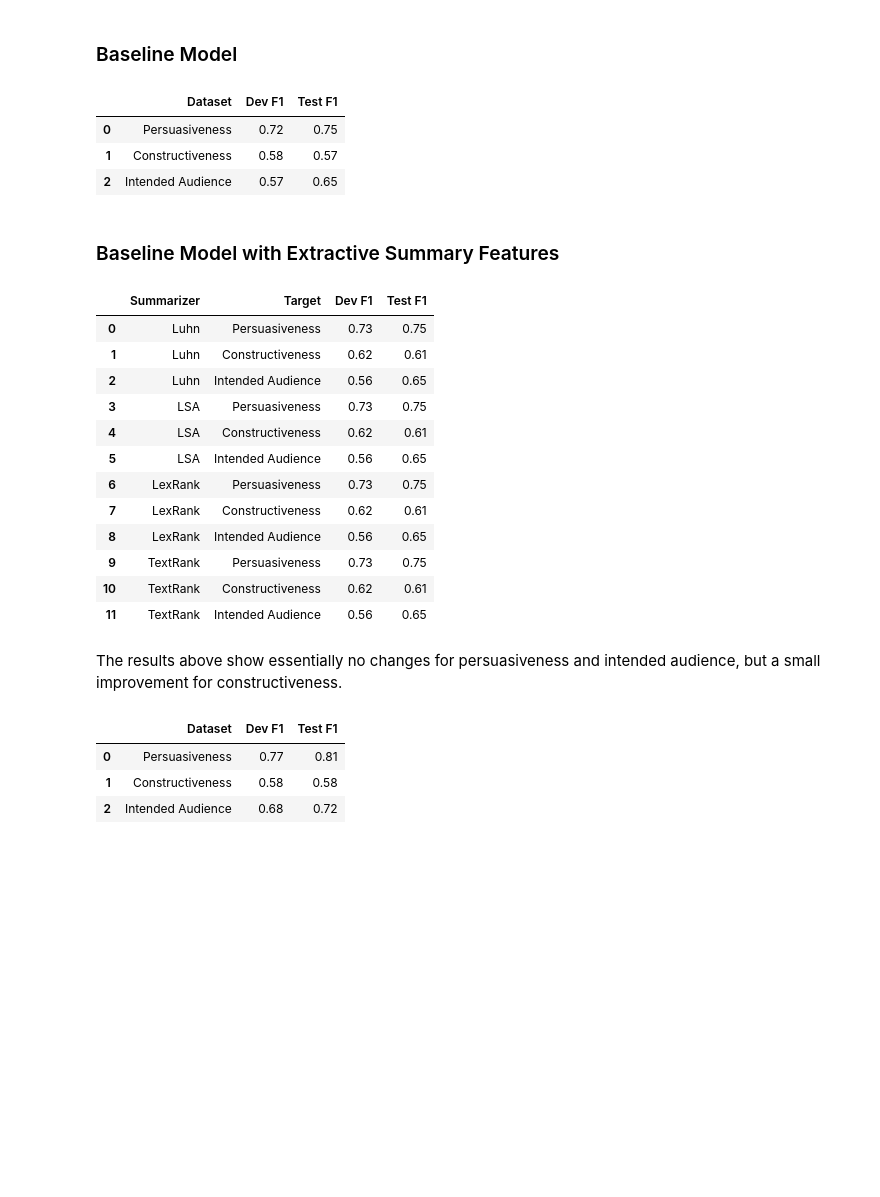
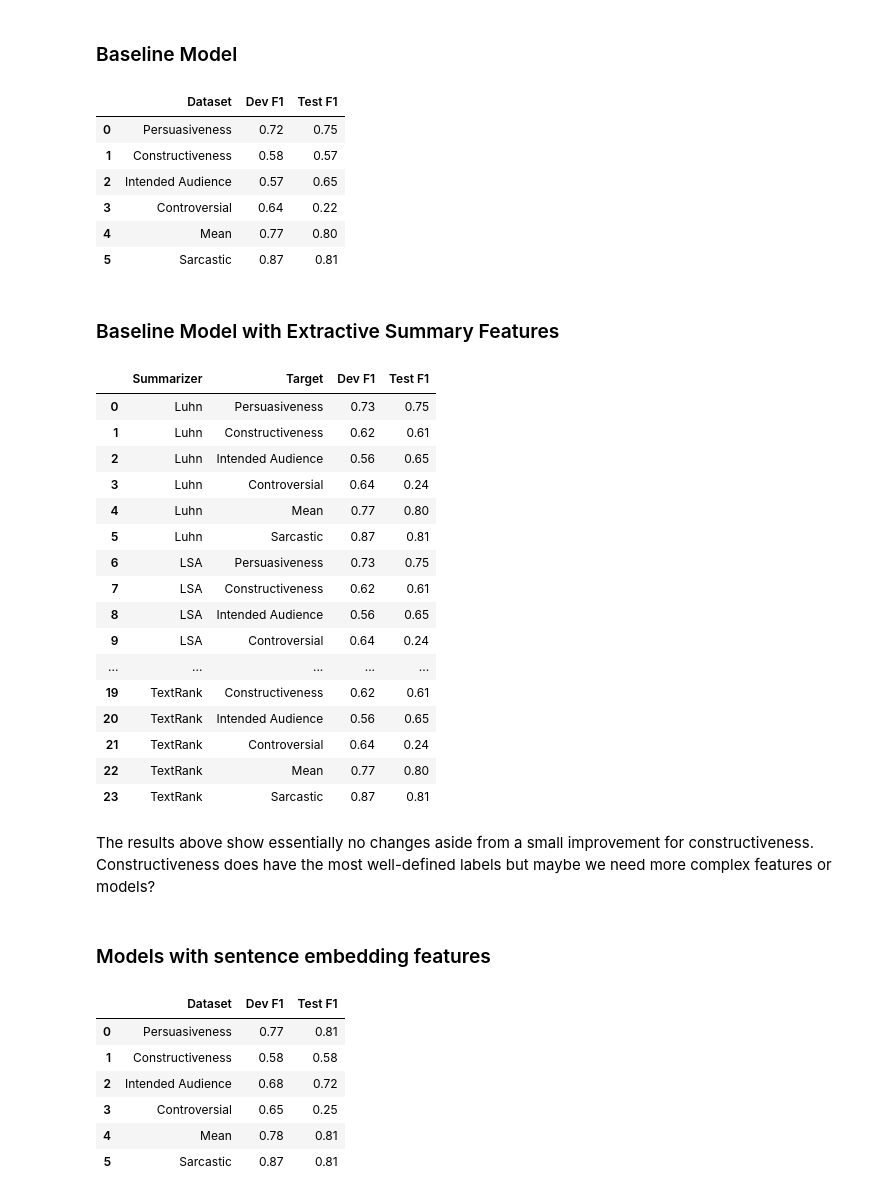
Before and after one commit to arrpee/csci-544-project, a Jupyter notebook: yahoo.ipynb, the cells around one changed output. Cells and saved outputs as stored; diff of their text form; code cells hidden in the pictures; blank space fills up the shorter version.

Commit message:
Add controversial/mean/sarcastic predictions

```diff
--- a/yahoo.ipynb
+++ b/yahoo.ipynb
@@ -206,6 +215,9 @@ for target_col, display_name in [
     ("persuasiveness", "Persuasiveness"),
     ("constructiveclass", "Constructiveness"),
     ("intendedaudience", "Intended Audience"),
+    ("controversial", "Controversial"),
+    ("mean", "Mean"),
+    ("sarcastic", "Sarcastic"),
 ]:
     train_X = train_df.apply(
         lambda x: get_average_w2v_vector(x), axis=1, result_type="expand"
@@ -249,6 +261,9 @@ baseline_scores.round(2)
 | 0 | Persuasiveness | 0.72 | 0.75 |
 | 1 | Constructiveness | 0.58 | 0.57 |
 | 2 | Intended Audience | 0.57 | 0.65 |
+| 3 | Controversial | 0.64 | 0.22 |
+| 4 | Mean | 0.77 | 0.80 |
+| 5 | Sarcastic | 0.87 | 0.81 |
 # %% [markdown]
 ### Baseline Model with Extractive Summary Features
 # %%
@@ -335,7 +353,8 @@ def get_average_w2v_vector_thread(row):
 
 
 baseline_scores = pd.DataFrame(columns=["Summarizer", "Target", "Dev F1", "Test F1"])
-summarizer_models = [Luhn(), LSA(), LexRank(), TextRank()]
+
+
 for summarizer in summarizer_models:
     train_df["summary"] = train_df["thread"].apply(summarizer.summarize)
     dev_df["summary"] = dev_df["thread"].apply(summarizer.summarize)
@@ -345,6 +364,9 @@ for summarizer in summarizer_models:
         ("persuasiveness", "Persuasiveness"),
         ("constructiveclass", "Constructiveness"),
         ("intendedaudience", "Intended Audience"),
+        ("controversial", "Controversial"),
+        ("mean", "Mean"),
+        ("sarcastic", "Sarcastic"),
     ]:
         train_X = train_df.apply(
             lambda x: get_average_w2v_vector_thread(x), axis=1, result_type="expand"
@@ -365,43 +387,50 @@ for summarizer in summarizer_models:
 
         dev_X = dev_X[dev_y.notna()]
         dev_y = dev_y[dev_y.notna()]
 
         test_X = test_X[test_y.notna()]
         test_y = test_y[test_y.notna()]
 
         clf = LogisticRegression(max_iter=10000)
         clf.fit(train_X, train_y)
 
         pred_dev_y = clf.predict(dev_X)
         pred_test_y = clf.predict(test_X)
 
         baseline_scores.loc[len(baseline_scores.index)] = [
             str(summarizer),
             display_name,
             f1_score(dev_y, pred_dev_y, average="weighted"),
             f1_score(test_y, pred_test_y, average="weighted"),
         ]
 
     train_df = train_df.drop(["summary"], axis=1)
     dev_df = dev_df.drop(["summary"], axis=1)
     test_df = test_df.drop(["summary"], axis=1)
 
+
 baseline_scores.round(2)
 # %% [output]
 |  | Summarizer | Target | Dev F1 | Test F1 |
 | 0 | Luhn | Persuasiveness | 0.73 | 0.75 |
 | 1 | Luhn | Constructiveness | 0.62 | 0.61 |
 | 2 | Luhn | Intended Audience | 0.56 | 0.65 |
-| 3 | LSA | Persuasiveness | 0.73 | 0.75 |
-| 4 | LSA | Constructiveness | 0.62 | 0.61 |
-| 5 | LSA | Intended Audience | 0.56 | 0.65 |
-| 6 | LexRank | Persuasiveness | 0.73 | 0.75 |
-| 7 | LexRank | Constructiveness | 0.62 | 0.61 |
-| 8 | LexRank | Intended Audience | 0.56 | 0.65 |
-| 9 | TextRank | Persuasiveness | 0.73 | 0.75 |
-| 10 | TextRank | Constructiveness | 0.62 | 0.61 |
-| 11 | TextRank | Intended Audience | 0.56 | 0.65 |
+| 3 | Luhn | Controversial | 0.64 | 0.24 |
+| 4 | Luhn | Mean | 0.77 | 0.80 |
+| 5 | Luhn | Sarcastic | 0.87 | 0.81 |
+| 6 | LSA | Persuasiveness | 0.73 | 0.75 |
+| 7 | LSA | Constructiveness | 0.62 | 0.61 |
+| 8 | LSA | Intended Audience | 0.56 | 0.65 |
+| 9 | LSA | Controversial | 0.64 | 0.24 |
+| ... | ... | ... | ... | ... |
+| 19 | TextRank | Constructiveness | 0.62 | 0.61 |
+| 20 | TextRank | Intended Audience | 0.56 | 0.65 |
+| 21 | TextRank | Controversial | 0.64 | 0.24 |
+| 22 | TextRank | Mean | 0.77 | 0.80 |
+| 23 | TextRank | Sarcastic | 0.87 | 0.81 |
 # %% [markdown]
-The results above show essentially no changes for persuasiveness and intended audience, but a small improvement for constructiveness.
+The results above show essentially no changes aside from a small improvement for constructiveness. Constructiveness does have the most well-defined labels but maybe we need more complex features or models?
+# %% [markdown]
+### Models with sentence embedding features
 # %%
 from sentence_transformers import SentenceTransformer
@@ -417,6 +447,4 @@ test_sentence_embeddings['Base'] = sbert_model.encode(test_df["text"].to_list())
 # %%
-
-
 baseline_scores = pd.DataFrame(columns=["Dataset", "Dev F1", "Test F1"])
 
 
@@ -424,10 +452,13 @@ for target_col, display_name in [
     ("persuasiveness", "Persuasiveness"),
     ("constructiveclass", "Constructiveness"),
     ("intendedaudience", "Intended Audience"),
+    ("controversial", "Controversial"),
+    ("mean", "Mean"),
+    ("sarcastic", "Sarcastic"),
 ]:
-    train_X = train_sentence_embeddings['Base'].copy()
-    dev_X = dev_entence_embeddings['Base'].copy()
-    test_X = test_sentence_embeddings['Base'].copy()
+    train_X = train_sentence_embeddings["Base"].copy()
+    dev_X = dev_entence_embeddings["Base"].copy()
+    test_X = test_sentence_embeddings["Base"].copy()
 
     train_y = train_df[target_col]
     dev_y = dev_df[target_col]
@@ -461,4 +492,7 @@ baseline_scores.round(2)
 | 0 | Persuasiveness | 0.77 | 0.81 |
 | 1 | Constructiveness | 0.58 | 0.58 |
 | 2 | Intended Audience | 0.68 | 0.72 |
+| 3 | Controversial | 0.65 | 0.25 |
+| 4 | Mean | 0.78 | 0.81 |
+| 5 | Sarcastic | 0.87 | 0.81 |
 # %%
```
Also changed, not shown: parts of 5 cells of this notebook.
